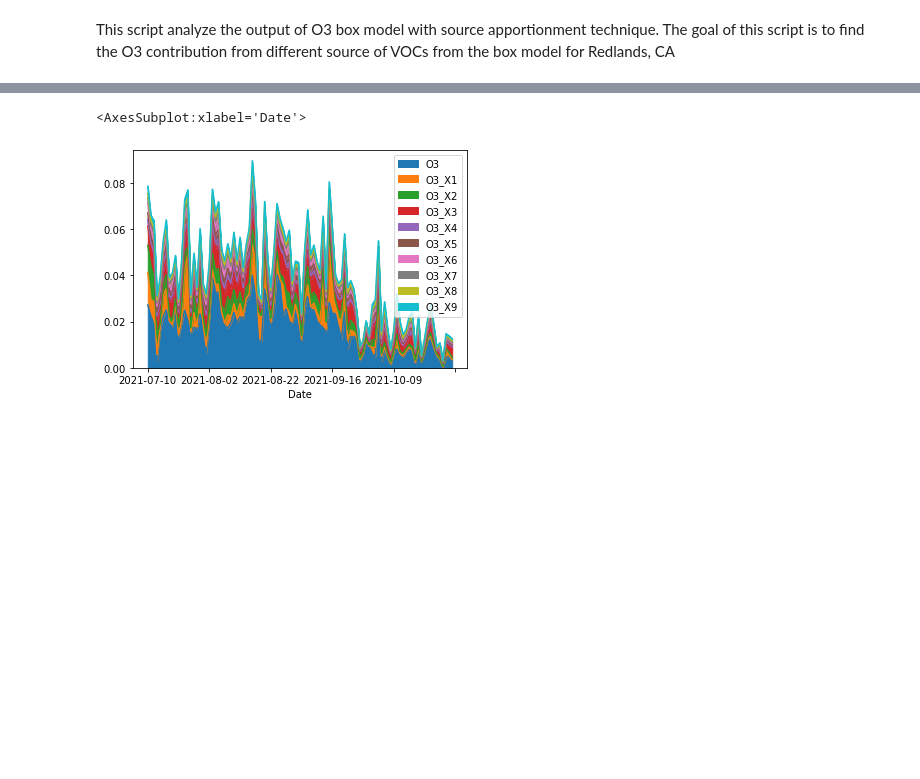
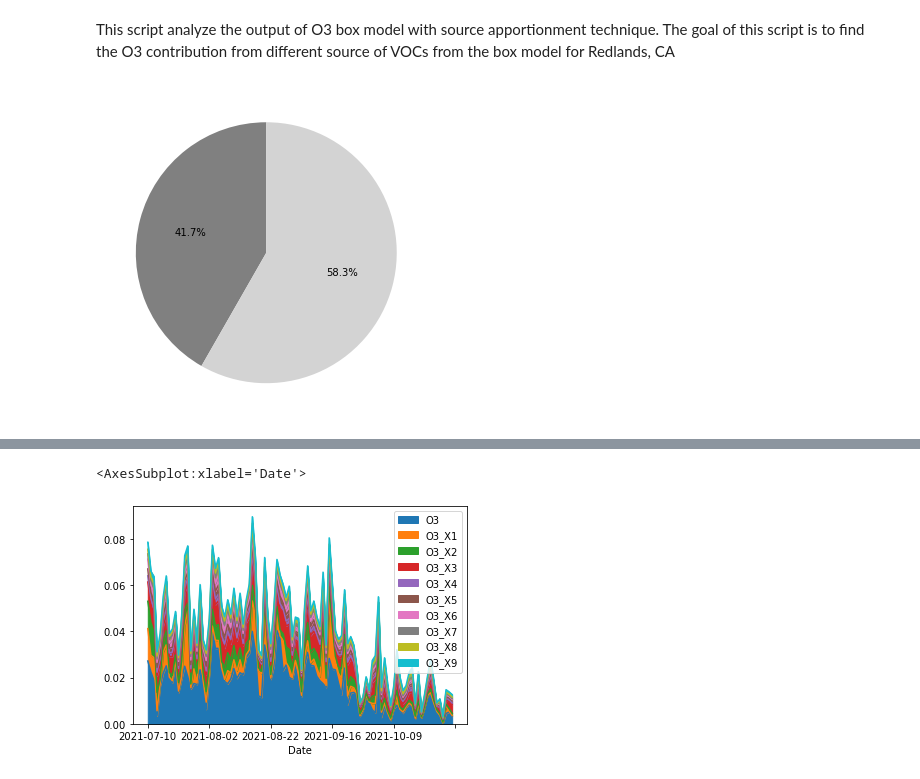
Before and after one commit to shenglun7/VOC_RECAP, a Jupyter notebook: code/script/box_model_output.ipynb, the cells around one changed output, grey strips where cells are left out. Cells and saved outputs as stored; diff of their text form; code cells hidden in the pictures; blank space fills up the shorter version.

```diff
--- a/code/script/box_model_output.ipynb
+++ b/code/script/box_model_output.ipynb
@@ -35,3 +34,14 @@ df_O3_source_avg.iloc[0,0] = df_O3_source_avg.iloc[0,0] - O3_init_avg
 
 # calculate the percentage  to sum
 df_O3_source_avg['Percentage'] = df_O3_source_avg['Value']/df_O3_source_avg['Value'].sum()*100
+# %%
+O3_not_in_PMF = df_O3_source_avg.loc['O3','Percentage']
+O3_in_PMF = 100 - O3_not_in_PMF
+pie = [O3_not_in_PMF, O3_in_PMF]
+
+fig, ax = plt.subplots(1, figsize=(6, 6))
+ax.pie(pie, autopct='%1.1f%%',
+        shadow=False, startangle=90, colors = ['grey','lightgrey'])
+fig.set_facecolor('white')
+# %% [output]
+[figure, added]
```
Also changed, not shown: parts of 5 cells of this notebook, 2 other files.
